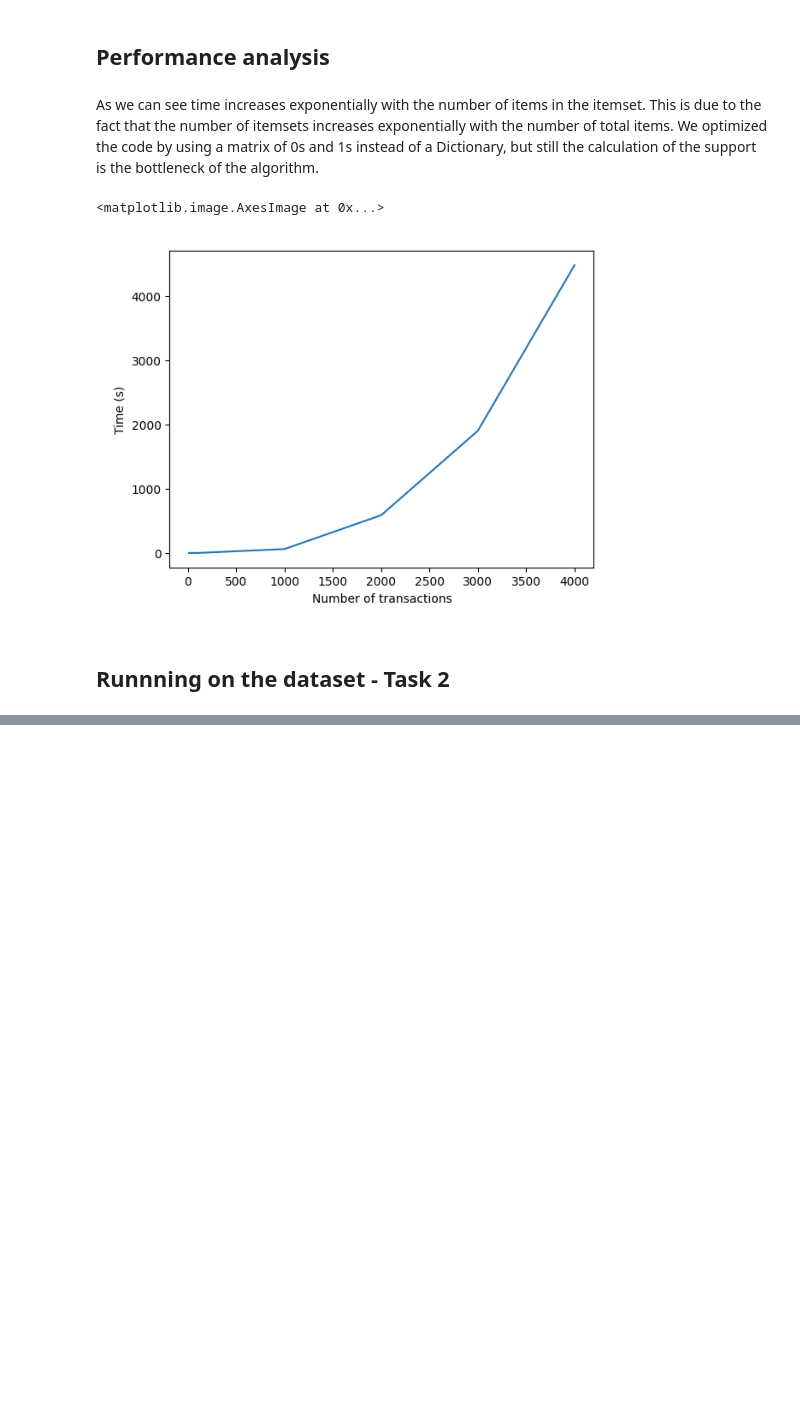
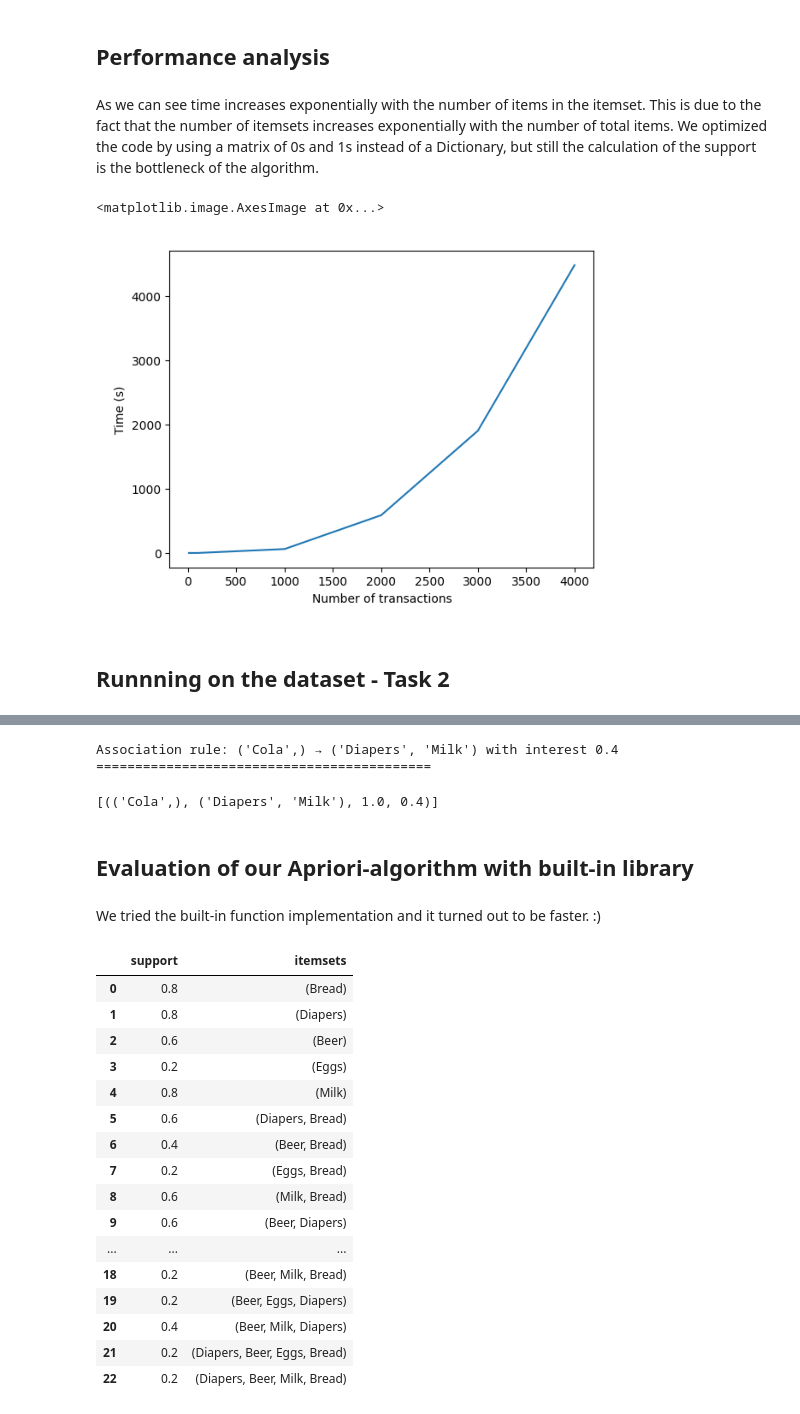
Before and after one commit to matteocirca/data-mining-course-kth-2023, a Jupyter notebook: hw2/hw2.ipynb, the cells around one changed output, grey strips where cells are left out. Saved outputs shown, nothing was run; the diff lists cells and outputs as text; code cells hidden in the pictures; blank space fills up the shorter version.

Commit message:
hw2 - frequent itemsets &(interesting) association rules

```diff
--- a/hw2/hw2.ipynb
+++ b/hw2/hw2.ipynb
@@ -100,10 +100,9 @@ def apriori(transactions, min_support, itemset_count=None):
 
     L = dict() # Candidate k-itemsets
 
-    # Function to get itemsets of a given size
     """
     Gets the possible itemsets for a given size. The function is optimized to avoid generating itemsets that are not possible,
-    meaning that if we have a 2-itemset and we now wnat to generate 3-itemsets, we only generate the ones that are possible, looking at the 1-itemsets
+    meaning that if we have a 2-itemset and we now want to generate 3-itemsets, we only generate the ones that are possible, looking at the 1-itemsets
     that are frequent
     :param transactions: List of transactions (each transaction is a list of items)
     :param size: Size of the itemsets to generate
@@ -274,0 +347,35 @@ plt.imshow(img)
+# %%
+find_interesting_association_rules(association_rules,0.3)
+# %% [output]
+Association rule: ('Cola',) → ('Diapers', 'Milk') with interest 0.4
+===========================================
+[(('Cola',), ('Diapers', 'Milk'), 1.0, 0.4)]
+# %% [markdown]
+## Evaluation of our Apriori-algorithm with built-in library
+# %% [markdown]
+We tried the built-in function implementation and it turned out to be faster. :)
+# %%
+#Import apriori algorithm and find frequent itesmets from the transactions
+from mlxtend.frequent_patterns import apriori
+
+df_transactions = df_transactions.iloc[:,1:]
+frequent_itemsets = apriori(df_transactions, min_support=0.01, use_colnames=True)
+frequent_itemsets
+# %% [output]
+|  | support | itemsets |
+| 0 | 0.8 | (Bread) |
+| 1 | 0.8 | (Diapers) |
+| 2 | 0.6 | (Beer) |
+| 3 | 0.2 | (Eggs) |
+| 4 | 0.8 | (Milk) |
+| 5 | 0.6 | (Diapers, Bread) |
+| 6 | 0.4 | (Beer, Bread) |
+| 7 | 0.2 | (Eggs, Bread) |
+| 8 | 0.6 | (Milk, Bread) |
+| 9 | 0.6 | (Beer, Diapers) |
+| ... | ... | ... |
+| 18 | 0.2 | (Beer, Milk, Bread) |
+| 19 | 0.2 | (Beer, Eggs, Diapers) |
+| 20 | 0.4 | (Beer, Milk, Diapers) |
+| 21 | 0.2 | (Diapers, Beer, Eggs, Bread) |
+| 22 | 0.2 | (Diapers, Beer, Milk, Bread) |
```
Also changed, not shown: parts of 8 cells of this notebook, 1 other file.
